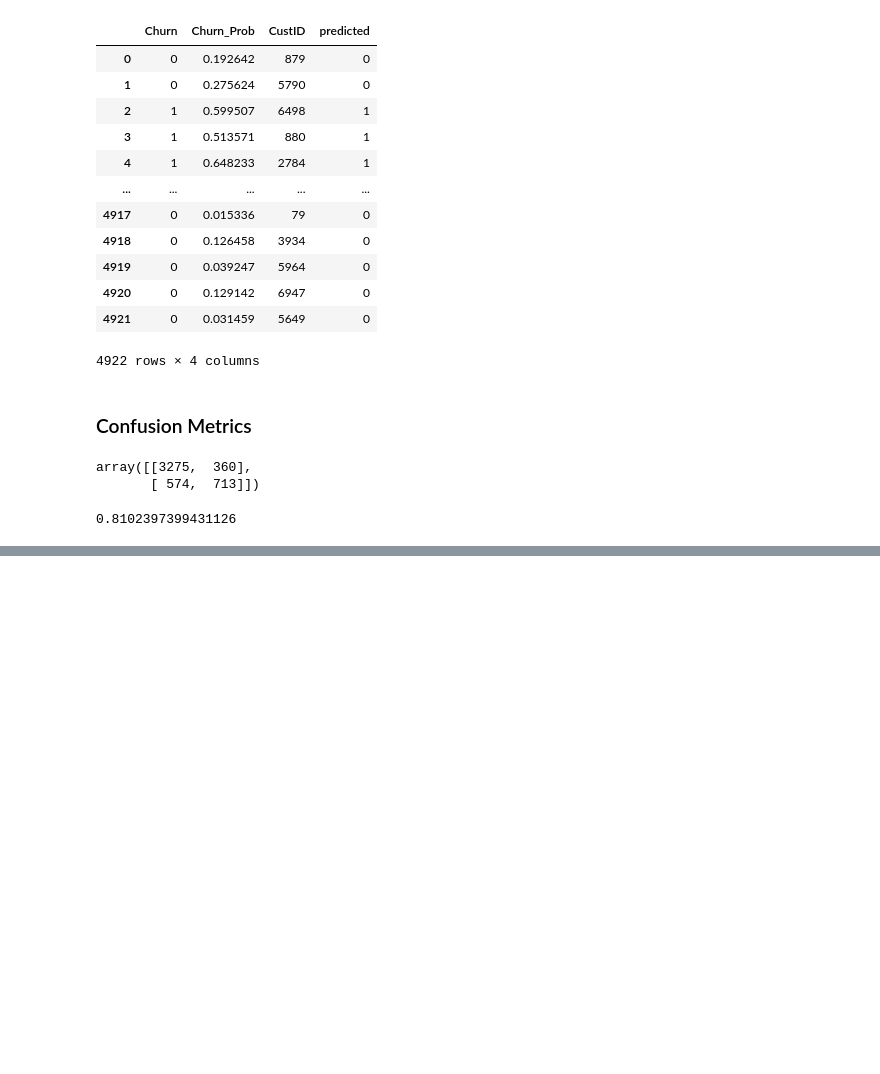
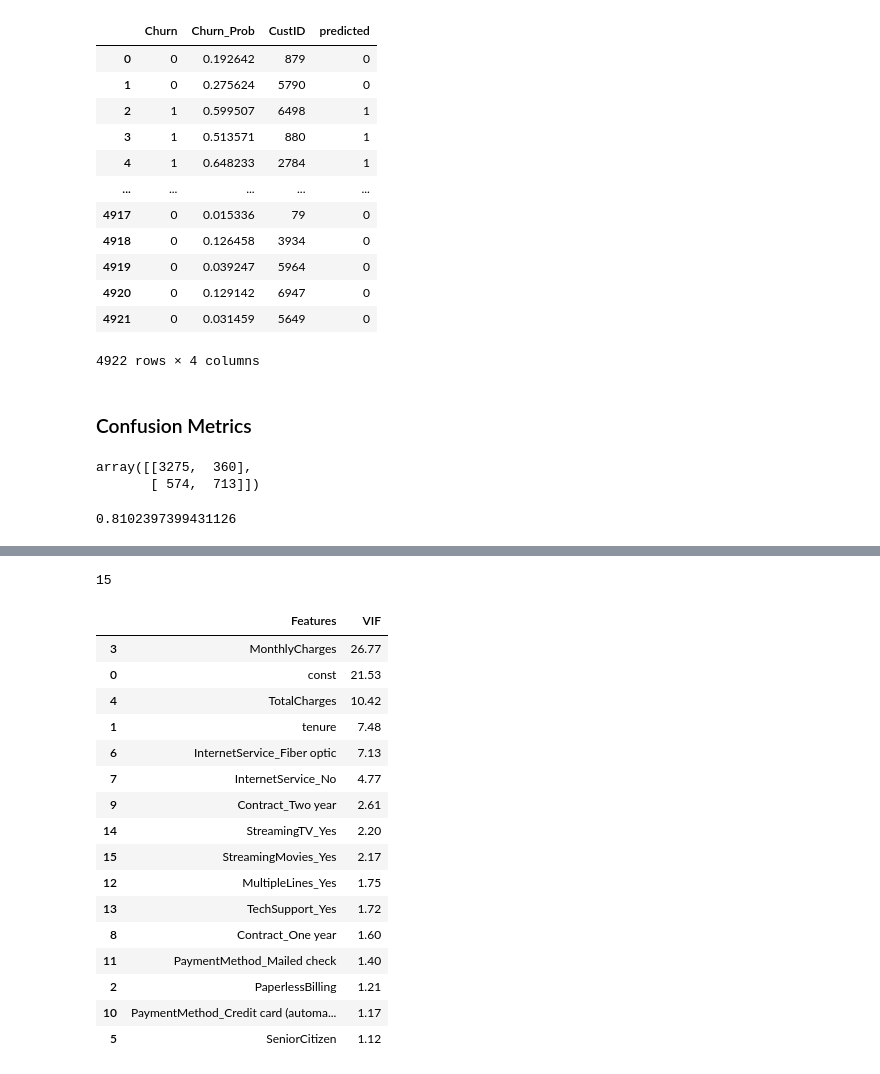
Before and after one commit to snehaljadhav2283/Telecom-Churn, a Jupyter notebook: Telecom_Churn_Logistic_Regression.ipynb, the cells around one changed output, grey strips where cells are left out. Drawn from its saved outputs; the diff is of its cells as text; code cells hidden in the pictures; blank space fills up the shorter version.

```diff
--- a/Telecom_Churn_Logistic_Regression.ipynb
+++ b/Telecom_Churn_Logistic_Regression.ipynb
@@ -621,0 +636,31 @@ metrics.accuracy_score(y_trained_pred_final.Churn, y_trained_pred_final.predicte
+# %%
+len(X_train[col].sum())
+# %% [output]
+15
+# %%
+vif = pd.DataFrame()
+vif["Features"] =  X_train_sm.columns
+#vif["VIF"] = [ variance_inflation_factor (X_train[col].values, i) for i in range(X_train[col].sum()) ]
+#vif["VIF"] = [ variance_inflation_factor(X_train_sm[col].values, i) for i in range(len(X_train_sm[col].sum()))]
+vif["VIF"] = [ variance_inflation_factor(X_train_sm.values, i) for i in range(len(X_train_sm.columns))]
+vif["VIF"] = round(vif["VIF"], 2)
+vif = vif.sort_values(by="VIF", ascending=False)
+vif
+# %% [output]
+|  | Features | VIF |
+| 3 | MonthlyCharges | 26.77 |
+| 0 | const | 21.53 |
+| 4 | TotalCharges | 10.42 |
+| 1 | tenure | 7.48 |
+| 6 | InternetService_Fiber optic | 7.13 |
+| 7 | InternetService_No | 4.77 |
+| 9 | Contract_Two year | 2.61 |
+| 14 | StreamingTV_Yes | 2.20 |
+| 15 | StreamingMovies_Yes | 2.17 |
+| 12 | MultipleLines_Yes | 1.75 |
+| 13 | TechSupport_Yes | 1.72 |
+| 8 | Contract_One year | 1.60 |
+| 11 | PaymentMethod_Mailed check | 1.40 |
+| 2 | PaperlessBilling | 1.21 |
+| 10 | PaymentMethod_Credit card (automa... | 1.17 |
+| 5 | SeniorCitizen | 1.12 |
```
Also changed, not shown: parts of 11 cells of this notebook.
